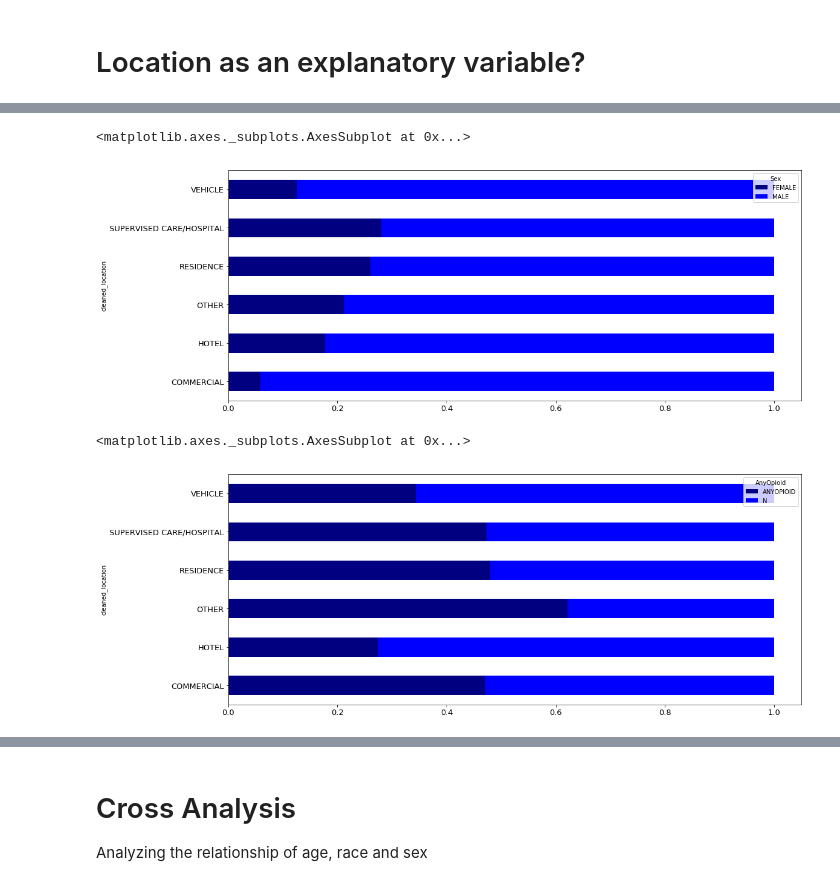
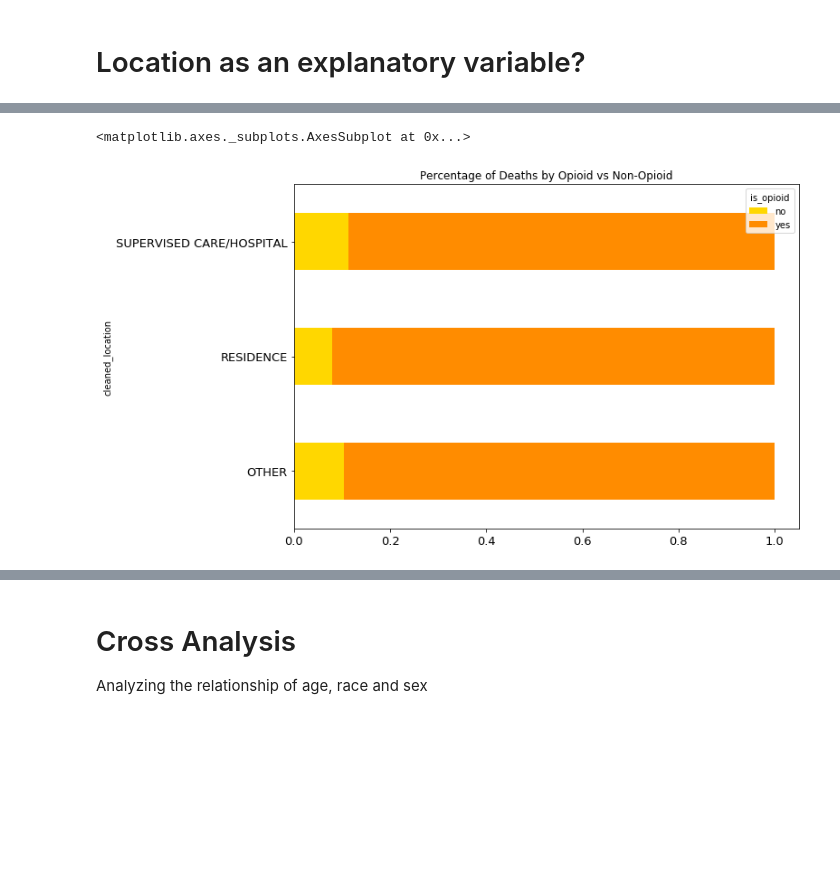
Before and after one commit to kalbond/data_science_term_project, a Jupyter notebook: notebooks/accidental_drug_related_deaths.ipynb, the cells around one changed output, grey strips where cells are left out. Saved outputs shown, nothing was run; the diff lists cells and outputs as text; code cells hidden in the pictures; blank space fills up the shorter version.

```diff
--- a/notebooks/accidental_drug_related_deaths.ipynb
+++ b/notebooks/accidental_drug_related_deaths.ipynb
@@ -291,13 +291,13 @@ add_df = pd.merge(add_df, locales, on='LocationifOther', how='left')
 add_df.cleaned_location = add_df.cleaned_location.fillna(add_df.Location)
 
 #map the key phrases from the location column to more singular locations
-place={'NAN':"OTHER",'COMMERCIAL':"COMMERCIAL",'CONVALESCENT HOME':'SUPERVISED CARE/HOSPITAL','HOSPICE':'SUPERVISED CARE/HOSPITAL','NURSING HOME':'SUPERVISED CARE/HOSPITAL','HOSPITAL':'SUPERVISED CARE/HOSPITAL','HOTEL':"HOTEL",'OTHER':"OTHER",'RESIDENCE':"RESIDENCE",'SUPERVISED':"SUPERVISED CARE/HOSPITAL",'VEHICLE':"VEHICLE"}
+place={'NAN':"OTHER",'COMMERCIAL':"OTHER",'CONVALESCENT HOME':'SUPERVISED CARE/HOSPITAL','HOSPICE':'SUPERVISED CARE/HOSPITAL','NURSING HOME':'SUPERVISED CARE/HOSPITAL','HOSPITAL':'SUPERVISED CARE/HOSPITAL','HOTEL':"OTHER",'OTHER':"OTHER",'RESIDENCE':"RESIDENCE",'SUPERVISED':"SUPERVISED CARE/HOSPITAL",'VEHICLE':"OTHER"}
+
 add_df['cleaned_location'] = add_df['cleaned_location'].map(place)
 
 #Fill the new location field with the original Location field where there are NAs
 add_df.cleaned_location = add_df.cleaned_location.fillna('OTHER')
 
 print(add_df.groupby(['cleaned_location'])['cleaned_location'].count())
-print(add_df.groupby(['Location'])['Location'].count())
 # %% [output]
 cleaned_location
@@ -605,12 +625,6 @@ age_location_pct.plot(kind='barh', stacked=True, figsize = (17,7), fontsize=13,
 # %%
-sex_location_pct = pd.crosstab(add_df['cleaned_location'],add_df.Sex).apply(lambda r: r/r.sum(), axis=1)
-sex_location_pct.plot(kind='barh', stacked=True, figsize = (17,7), fontsize=13, color=['navy', 'blue', 'royalblue', 'deepskyblue', 'mediumblue', 'cornflowerblue', 'dodgerblue', 'slategray'])
+opioid_location_pct = pd.crosstab(add_df['cleaned_location'],add_df.is_opioid).apply(lambda r: r/r.sum(), axis=1)
+opioid_location_pct.plot(kind='barh',title='Percentage of Deaths by Opioid vs Non-Opioid', stacked=True, figsize = (10,7), fontsize=13, color=['gold', 'darkorange', 'orange', 'darksalmon', 'mistyrose', 'lightcoral', 'darksalmon'])
 # %% [output]
 <matplotlib.axes._subplots.AxesSubplot at 0x...>
-[figure, old version]
+[figure, new version]
-# %%
-opioid_location_pct = pd.crosstab(add_df['cleaned_location'],add_df.AnyOpioid).apply(lambda r: r/r.sum(), axis=1)
-opioid_location_pct.plot(kind='barh', stacked=True, figsize = (17,7), fontsize=13, color=['navy', 'blue', 'royalblue', 'deepskyblue', 'mediumblue', 'cornflowerblue', 'dodgerblue', 'slategray'])
-# %% [output]
-<matplotlib.axes._subplots.AxesSubplot at 0x...>
-[figure, removed]
```
Also changed, not shown: parts of 19 cells of this notebook.
